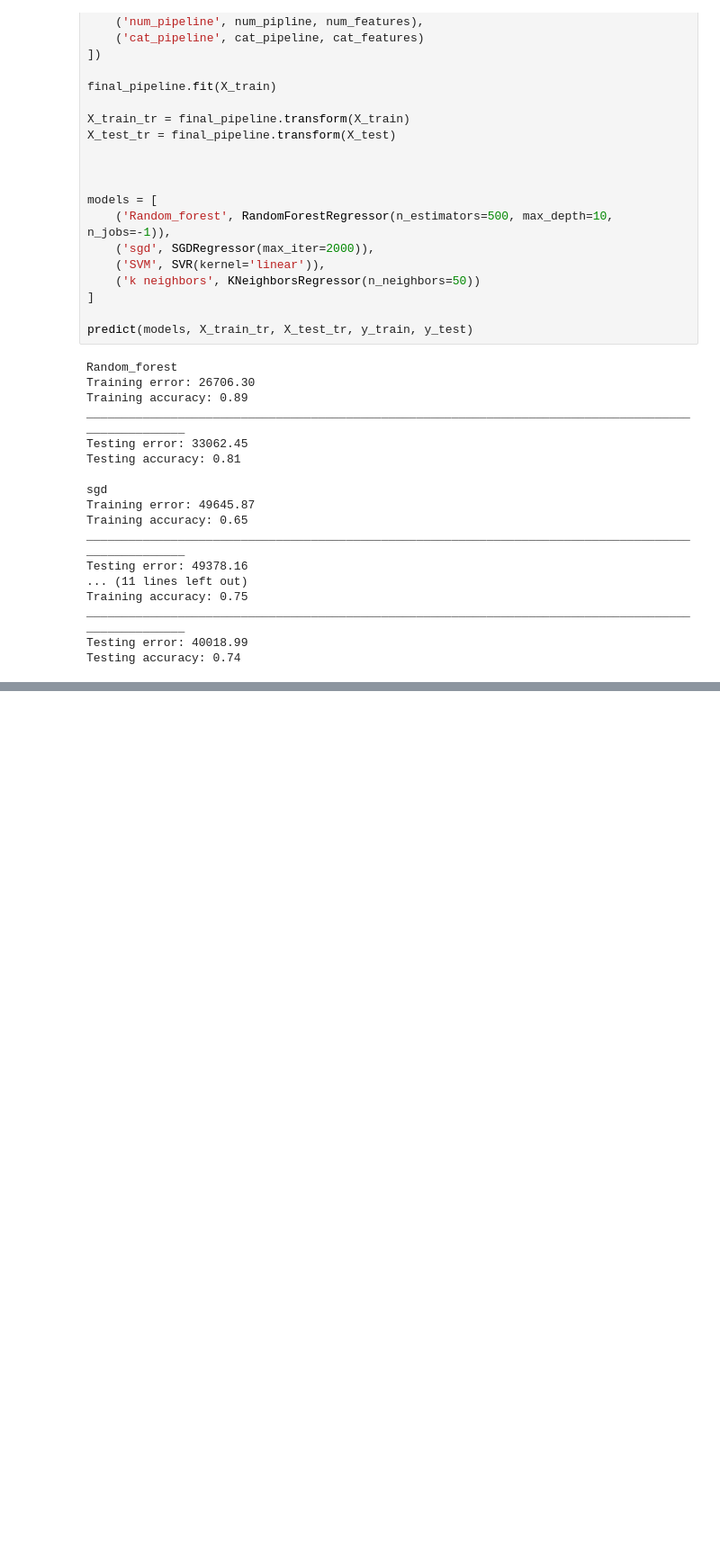
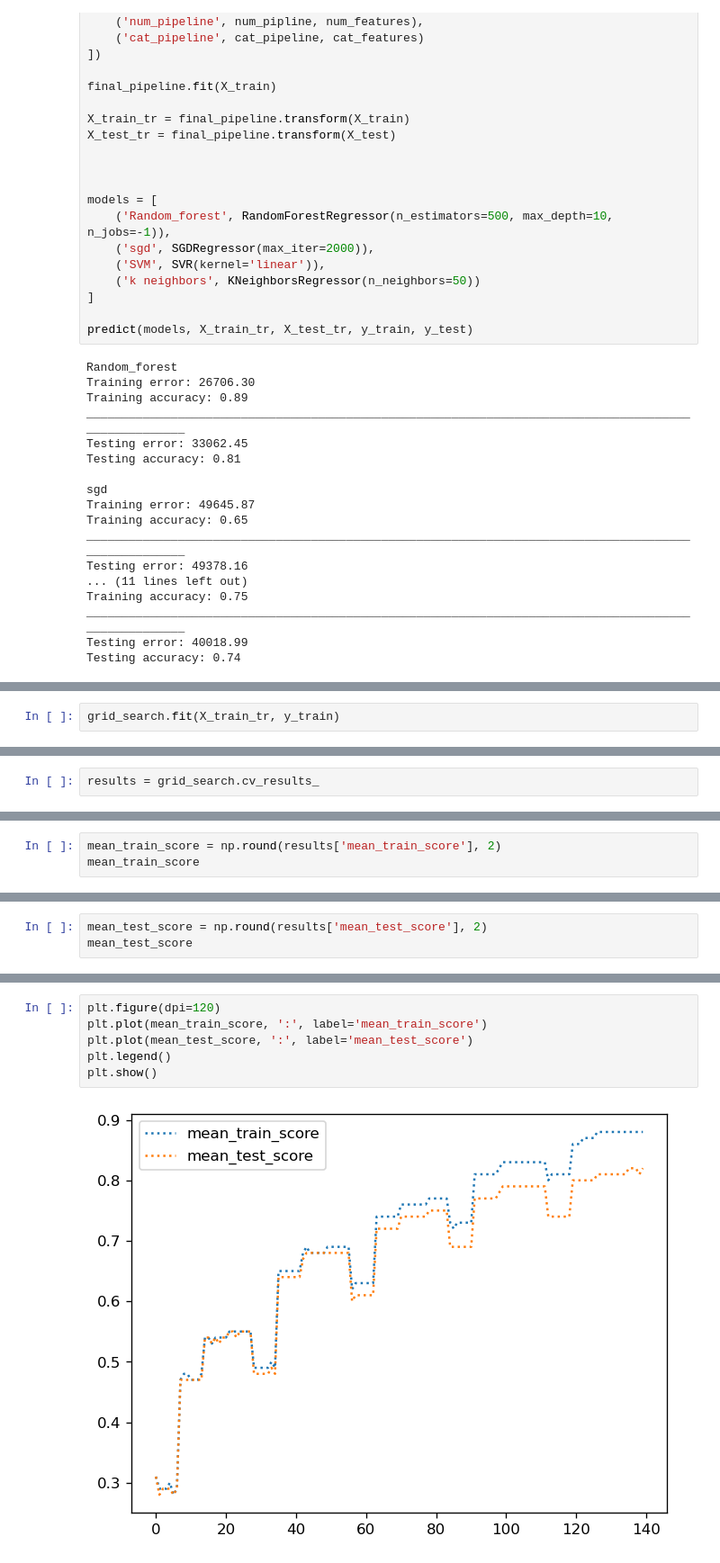
Before and after one commit to DeepratanKushwaha/ML-1-July-24, a Jupyter notebook: 14.Hyper paramerter tuning.ipynb, the cells around one changed output, grey strips where cells are left out. Shown at 90% size. Cells and saved outputs as stored; diff of their text form; blank space fills up the shorter version.

Commit message:
hyperparameter tuning - grid search cv

```diff
--- a/14.Hyper paramerter tuning.ipynb
+++ b/14.Hyper paramerter tuning.ipynb
@@ -119,0 +378,2 @@ Testing accuracy: 0.74
+# %%
+grid_search.fit(X_train_tr, y_train)
@@ -119,0 +418,2 @@ Testing accuracy: 0.74
+# %%
+results = grid_search.cv_results_
@@ -119,0 +444,3 @@ Testing accuracy: 0.74
+# %%
+mean_train_score = np.round(results['mean_train_score'], 2)
+mean_train_score
@@ -119,0 +461,3 @@ Testing accuracy: 0.74
+# %%
+mean_test_score = np.round(results['mean_test_score'], 2)
+mean_test_score
@@ -119,0 +478,8 @@ Testing accuracy: 0.74
+# %%
+plt.figure(dpi=120)
+plt.plot(mean_train_score, ':', label='mean_train_score')
+plt.plot(mean_test_score, ':', label='mean_test_score')
+plt.legend()
+plt.show()
+# %% [output]
+[figure, added]
```
Also changed, not shown: parts of 30 cells of this notebook, 1 other file.
